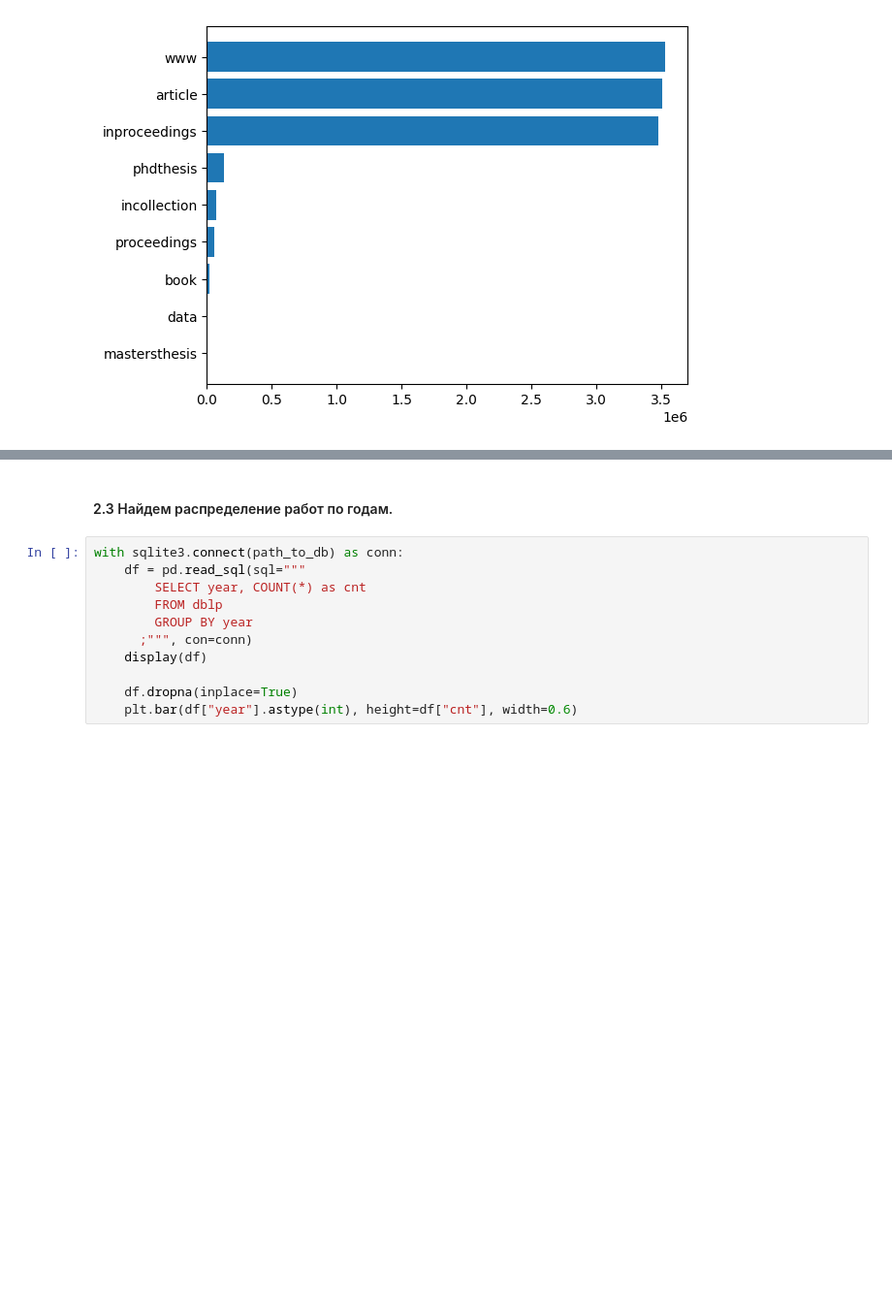
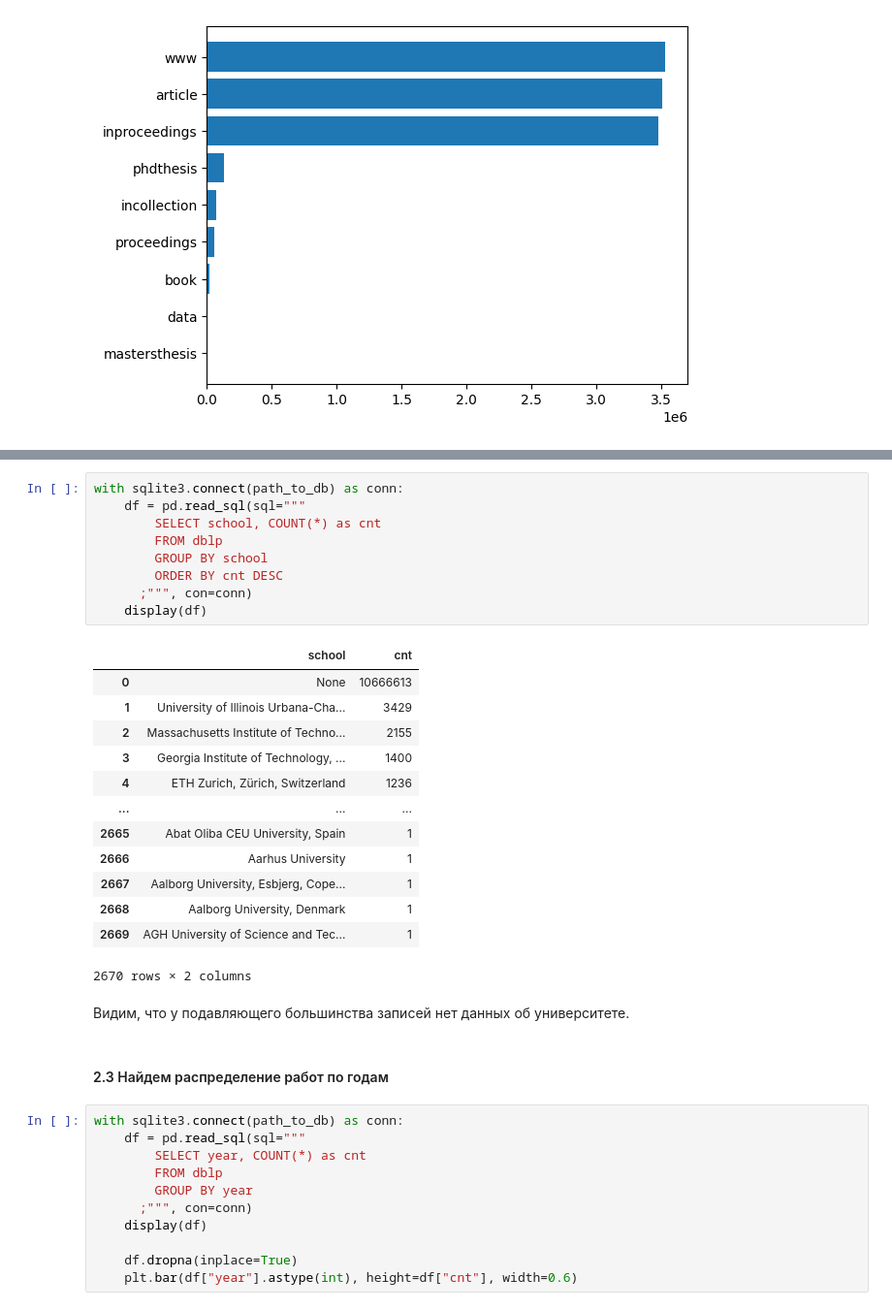
Before and after one commit to SIrRob525/HSE-NES-Data-Science-Project-2024, a Jupyter notebook: main.ipynb, the cells around one changed output, grey strips where cells are left out. Shown: that part at 97% size. Saved outputs shown, nothing was run; the diff lists cells and outputs as text; blank space fills up the shorter version.

```diff
--- a/main.ipynb
+++ b/main.ipynb
@@ -233,5 +234,30 @@ with sqlite3.connect(path_to_db) as conn:
+# %%
+with sqlite3.connect(path_to_db) as conn:
+    df = pd.read_sql(sql="""
+        SELECT school, COUNT(*) as cnt
+        FROM dblp
+        GROUP BY school
+        ORDER BY cnt DESC
+      ;""", con=conn)
+    display(df)
+# %% [output]
+|  | school | cnt |
+| 0 | None | 10666613 |
+| 1 | University of Illinois Urbana-Cha... | 3429 |
+| 2 | Massachusetts Institute of Techno... | 2155 |
+| 3 | Georgia Institute of Technology, ... | 1400 |
+| 4 | ETH Zurich, Zürich, Switzerland | 1236 |
+| ... | ... | ... |
+| 2665 | Abat Oliba CEU University, Spain | 1 |
+| 2666 | Aarhus University | 1 |
+| 2667 | Aalborg University, Esbjerg, Cope... | 1 |
+| 2668 | Aalborg University, Denmark | 1 |
+| 2669 | AGH University of Science and Tec... | 1 |
+2670 rows × 2 columns
+# %% [markdown]
+Видим, что у подавляющего большинства записей нет данных об университете.
 # %% [markdown]
-#### 2.3 Найдем распределение работ по годам.
+#### 2.3 Найдем распределение работ по годам
 # %%
 with sqlite3.connect(path_to_db) as conn:
     df = pd.read_sql(sql="""
```
Also changed, not shown: parts of 23 cells of this notebook.
